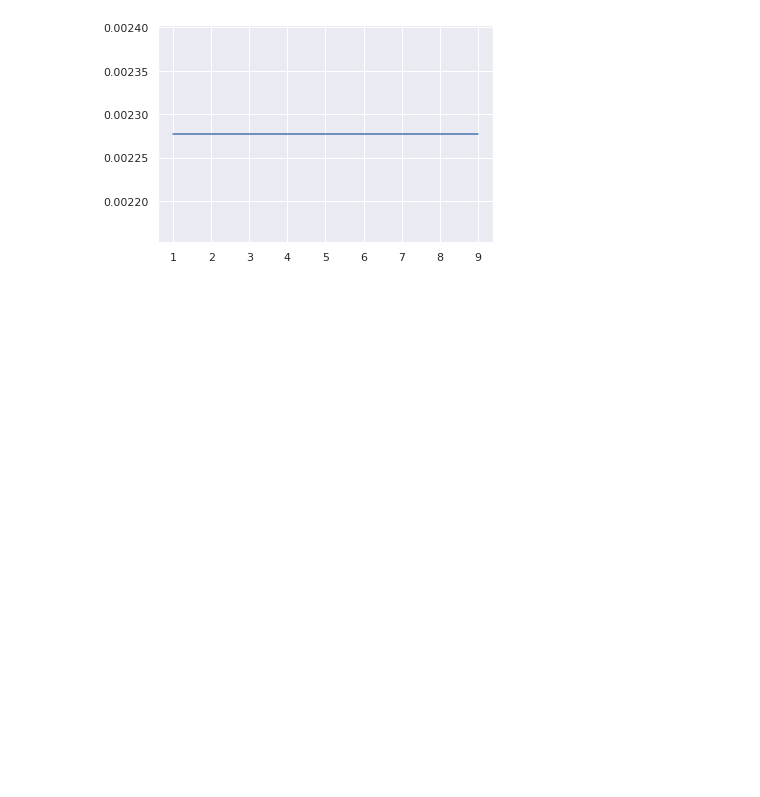
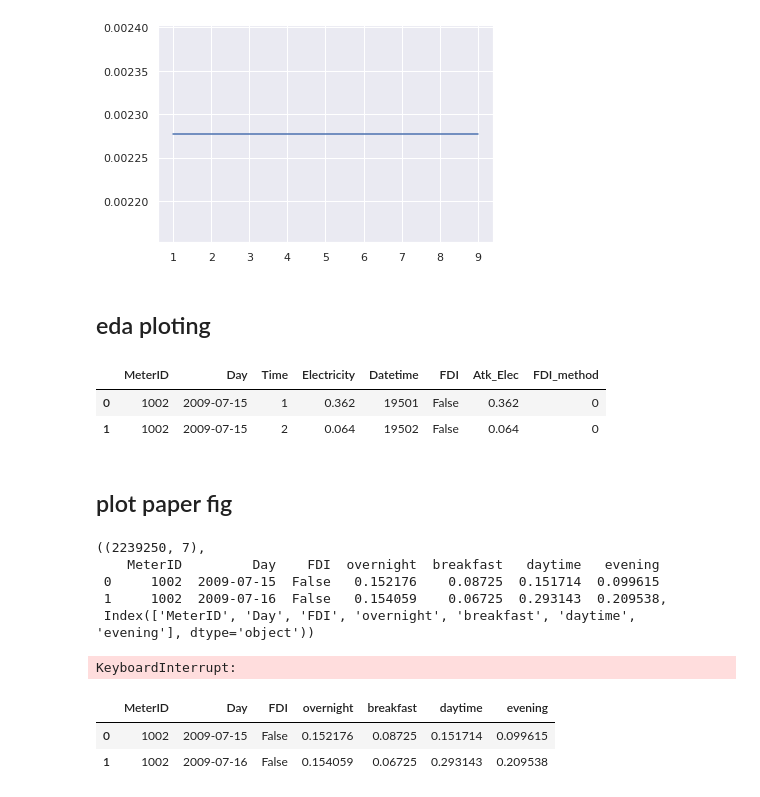
Before and after one commit to BOBO-LU/Non-Technical-Loss, a Jupyter notebook: eda_four_time.ipynb, the cells around one changed output. Cells and saved outputs as stored; diff of their text form; code cells hidden in the pictures; blank space fills up the shorter version.

```diff
--- a/eda_four_time.ipynb
+++ b/eda_four_time.ipynb
@@ -108,3 +127,38 @@ plt.plot(range(1,10), silhouette_avg)
 # %% [output]
 [<matplotlib.lines.Line2D at 0x...>]
 [figure]
+# %% [markdown]
+## eda ploting
+# %%
+data.head(2)
+# %% [output]
+|  | MeterID | Day | Time | Electricity | Datetime | FDI | Atk_Elec | FDI_method |
+| 0 | 1002 | 2009-07-15 | 1 | 0.362 | 19501 | False | 0.362 | 0 |
+| 1 | 1002 | 2009-07-15 | 2 | 0.064 | 19502 | False | 0.064 | 0 |
+# %% [markdown]
+## plot paper fig
+# %%
+four_time = pd.read_csv("CSV/four_time.csv")
+four_time.shape, four_time.head(2), four_time.columns
+# %% [output]
+((2239250, 7),
+    MeterID         Day    FDI  overnight  breakfast   daytime   evening
+ 0     1002  2009-07-15  False   0.152176    0.08725  0.151714  0.099615
+ 1     1002  2009-07-16  False   0.154059    0.06725  0.293143  0.209538,
+ Index(['MeterID', 'Day', 'FDI', 'overnight', 'breakfast', 'daytime', 'evening'], dtype='object'))
+# %%
+normal = pd.DataFrame(columns=['MeterID', 'Day', 'FDI', 'overnight', 'breakfast', 'daytime', 'evening'])
+fdi = pd.DataFrame(columns=['MeterID', 'Day', 'FDI', 'overnight', 'breakfast', 'daytime', 'evening'])
+for day_index in range(int(four_time.shape[0]/48)):
+    if four_time['FDI'].iloc[day_index]:
+        fdi = fdi.append(four_time.iloc[day_index])
+    else:
+        normal = normal.append(four_time.iloc[day_index])
+# %% [output]
+KeyboardInterrupt:
+# %%
+normal.head(2)
+# %% [output]
+|  | MeterID | Day | FDI | overnight | breakfast | daytime | evening |
+| 0 | 1002 | 2009-07-15 | False | 0.152176 | 0.08725 | 0.151714 | 0.099615 |
+| 1 | 1002 | 2009-07-16 | False | 0.154059 | 0.06725 | 0.293143 | 0.209538 |
```
Also changed, not shown: parts of 5 cells of this notebook, 16 other files.
